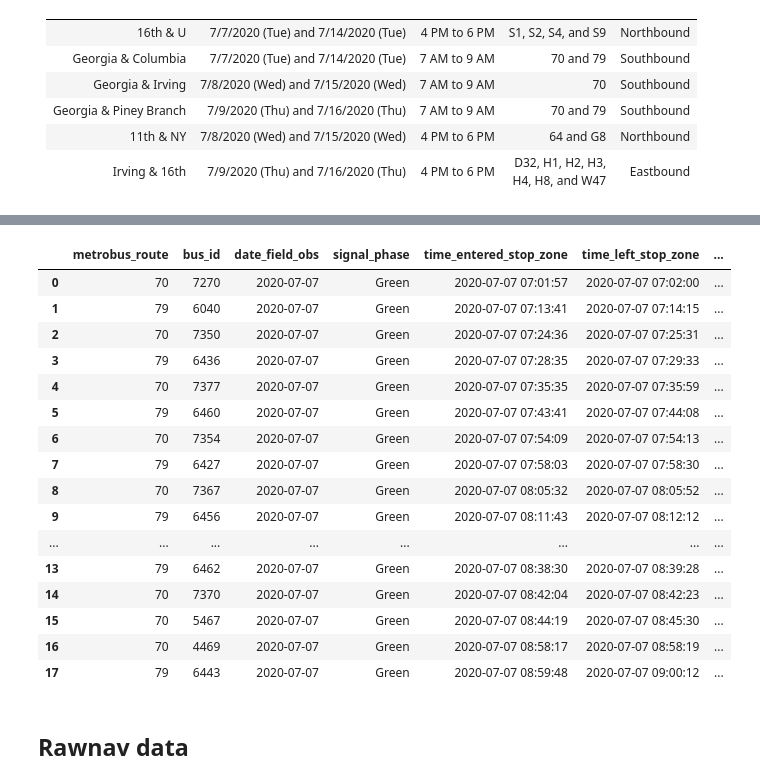
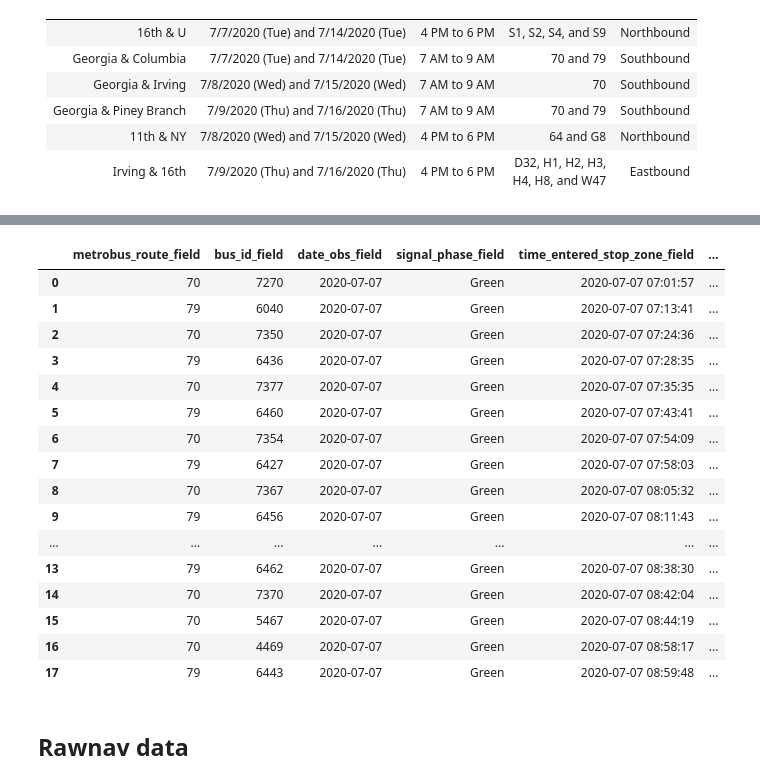
Before and after one commit to wmata-plan/WMATA_AVL, a Jupyter notebook: analysis/exploratory/03_Compare_rawnav_to_field_data.ipynb, the cells around one changed output, grey strips where cells are left out. Saved outputs shown, nothing was run; the diff lists cells and outputs as text; code cells hidden in the pictures.

Commit message:
First cut—field validation notebook

```diff
--- a/analysis/exploratory/03_Compare_rawnav_to_field_data.ipynb
+++ b/analysis/exploratory/03_Compare_rawnav_to_field_data.ipynb
@@ -81,20 +70,30 @@ def correct_data_types(dat):
 # %%
-path_field_dir = r'C:\Users\abibeka\OneDrive - Kittelson & Associates, Inc\Documents\WMATA-AVL\Data\july15_field_data'
-path_field_file = os.path.join(path_field_dir,'WMATA AVL field obsv spreadsheet v.2.xlsx')
-field_xlsx_wb = pd.ExcelFile(path_field_file)
-field_dict = {}
+# Path to the field data
+path_field_dir = r'C:\Users\abibeka\OneDrive - Kittelson & Associates, Inc\Documents\WMATA-AVL\Data' \
+                 r'\field_rawnav_dat'
+path_field_file = os.path.join(path_field_dir, 'WMATA AVL field obsv spreadsheet v.2.xlsx')
+field_xlsx_wb = pd.ExcelFile(path_field_file) # Point to the excel file
+field_dict = {}  # Store data for different queue jump locations in a dictionary.
 
-col_keep = ['Metrobus Route','Bus ID',"Today's Date",'Signal Phase','Time Entered Stop Zone','Time Left Stop Zone',
-            'Front Door Open Time','Front Door Close Time','Rear Door Open Time','Rear Door Close Time','Dwell Time',
-           'Number of boardings','Number of alightings','Total Time at Intersection','Traffic Conditions','Notes']
+# Rename the columns: New columns names are in snake_case
+col_keep = ['Metrobus Route', 'Bus ID', "Today's Date", 'Signal Phase', 'Time Entered Stop Zone',
+            'Time Left Stop Zone',
+            'Front Door Open Time', 'Front Door Close Time', 'Rear Door Open Time', 'Rear Door Close Time',
+            'Dwell Time',
+            'Number of boardings', 'Number of alightings', 'Total Time at Intersection', 'Traffic Conditions',
+            'Notes']
 
-col_new_names = ['metrobus_route','bus_id','date_field_obs','signal_phase','time_entered_stop_zone','time_left_stop_zone',
-                 'front_door_open_time','front_door_close_time','rear_door_open_time','rear_door_close_time','dwell_time',
-                'number_of_boarding','number_of_alightings','total_time_at_intersection','traffic_conditions','notes']
-field_col_rename_map = {key:value for (key,value) in zip(col_keep,col_new_names)}
+col_new_names = ['metrobus_route_field', 'bus_id_field', 'date_obs_field', 'signal_phase_field',
+                 'time_entered_stop_zone_field','time_left_stop_zone_field',
+                 'front_door_open_time_field', 'front_door_close_time_field', 'rear_door_open_time_field',
+                 'rear_door_close_time_field','dwell_time_field','number_of_boarding_field',
+                 'number_of_alightings_field', 'total_time_at_intersection_field', 'traffic_conditions_field',
+                 'notes_field']
+field_col_rename_map = {key: value for (key, value) in zip(col_keep, col_new_names)}
 
+# Iterate over field data sheets. Read data and correct data types.
 for sheet in field_xlsx_wb.sheet_names:
     dat = field_xlsx_wb.parse(sheet)
-    dat = dat.loc[:,col_keep].rename(columns=field_col_rename_map)
-    dat = correct_data_types(dat)
+    dat = dat.loc[:, col_keep].rename(columns=field_col_rename_map)
+    dat = correct_data_types(dat) # correct the data types using helper function correct_data_types
     field_dict[sheet] = dat
@@ -105,22 +135,23 @@ dict_keys(['16th & U', 'Georgia & Columbia', 'Georgia & Irving', 'Georgia & Pine
 # %%
-field_dict['Georgia & Columbia']
+field_qjump_georgia_columbia = field_dict['Georgia & Columbia']
+field_qjump_georgia_columbia
 # %% [output]
-|  | metrobus_route | bus_id | date_field_obs | signal_phase | time_entered_stop_zone | time_left_stop_zone | ... |
-| 0 | 70 | 7270 | 2020-07-07 | Green | 2020-07-07 07:01:57 | 2020-07-07 07:02:00 | ... |
-| 1 | 79 | 6040 | 2020-07-07 | Green | 2020-07-07 07:13:41 | 2020-07-07 07:14:15 | ... |
-| 2 | 70 | 7350 | 2020-07-07 | Green | 2020-07-07 07:24:36 | 2020-07-07 07:25:31 | ... |
-| 3 | 79 | 6436 | 2020-07-07 | Green | 2020-07-07 07:28:35 | 2020-07-07 07:29:33 | ... |
-| 4 | 70 | 7377 | 2020-07-07 | Green | 2020-07-07 07:35:35 | 2020-07-07 07:35:59 | ... |
-| 5 | 79 | 6460 | 2020-07-07 | Green | 2020-07-07 07:43:41 | 2020-07-07 07:44:08 | ... |
-| 6 | 70 | 7354 | 2020-07-07 | Green | 2020-07-07 07:54:09 | 2020-07-07 07:54:13 | ... |
-| 7 | 79 | 6427 | 2020-07-07 | Green | 2020-07-07 07:58:03 | 2020-07-07 07:58:30 | ... |
-| 8 | 70 | 7367 | 2020-07-07 | Green | 2020-07-07 08:05:32 | 2020-07-07 08:05:52 | ... |
-| 9 | 79 | 6456 | 2020-07-07 | Green | 2020-07-07 08:11:43 | 2020-07-07 08:12:12 | ... |
-| ... | ... | ... | ... | ... | ... | ... | ... |
-| 13 | 79 | 6462 | 2020-07-07 | Green | 2020-07-07 08:38:30 | 2020-07-07 08:39:28 | ... |
-| 14 | 70 | 7370 | 2020-07-07 | Green | 2020-07-07 08:42:04 | 2020-07-07 08:42:23 | ... |
-| 15 | 70 | 5467 | 2020-07-07 | Green | 2020-07-07 08:44:19 | 2020-07-07 08:45:30 | ... |
-| 16 | 70 | 4469 | 2020-07-07 | Green | 2020-07-07 08:58:17 | 2020-07-07 08:58:19 | ... |
-| 17 | 79 | 6443 | 2020-07-07 | Green | 2020-07-07 08:59:48 | 2020-07-07 09:00:12 | ... |
+|  | metrobus_route_field | bus_id_field | date_obs_field | signal_phase_field | time_entered_stop_zone_field | ... |
+| 0 | 70 | 7270 | 2020-07-07 | Green | 2020-07-07 07:01:57 | ... |
+| 1 | 79 | 6040 | 2020-07-07 | Green | 2020-07-07 07:13:41 | ... |
+| 2 | 70 | 7350 | 2020-07-07 | Green | 2020-07-07 07:24:36 | ... |
+| 3 | 79 | 6436 | 2020-07-07 | Green | 2020-07-07 07:28:35 | ... |
+| 4 | 70 | 7377 | 2020-07-07 | Green | 2020-07-07 07:35:35 | ... |
+| 5 | 79 | 6460 | 2020-07-07 | Green | 2020-07-07 07:43:41 | ... |
+| 6 | 70 | 7354 | 2020-07-07 | Green | 2020-07-07 07:54:09 | ... |
+| 7 | 79 | 6427 | 2020-07-07 | Green | 2020-07-07 07:58:03 | ... |
+| 8 | 70 | 7367 | 2020-07-07 | Green | 2020-07-07 08:05:32 | ... |
+| 9 | 79 | 6456 | 2020-07-07 | Green | 2020-07-07 08:11:43 | ... |
+| ... | ... | ... | ... | ... | ... | ... |
+| 13 | 79 | 6462 | 2020-07-07 | Green | 2020-07-07 08:38:30 | ... |
+| 14 | 70 | 7370 | 2020-07-07 | Green | 2020-07-07 08:42:04 | ... |
+| 15 | 70 | 5467 | 2020-07-07 | Green | 2020-07-07 08:44:19 | ... |
+| 16 | 70 | 4469 | 2020-07-07 | Green | 2020-07-07 08:58:17 | ... |
+| 17 | 79 | 6443 | 2020-07-07 | Green | 2020-07-07 08:59:48 | ... |
 # %% [markdown]
 ## Rawnav data
```
Also changed, not shown: parts of 39 cells of this notebook, 7 other files.
